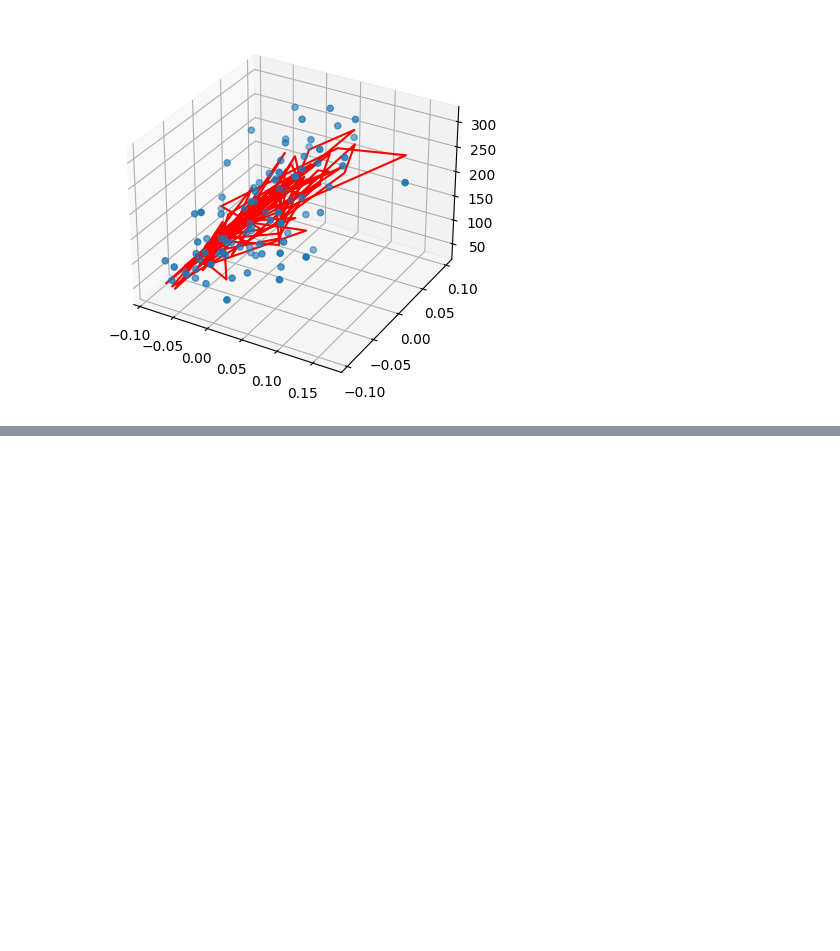
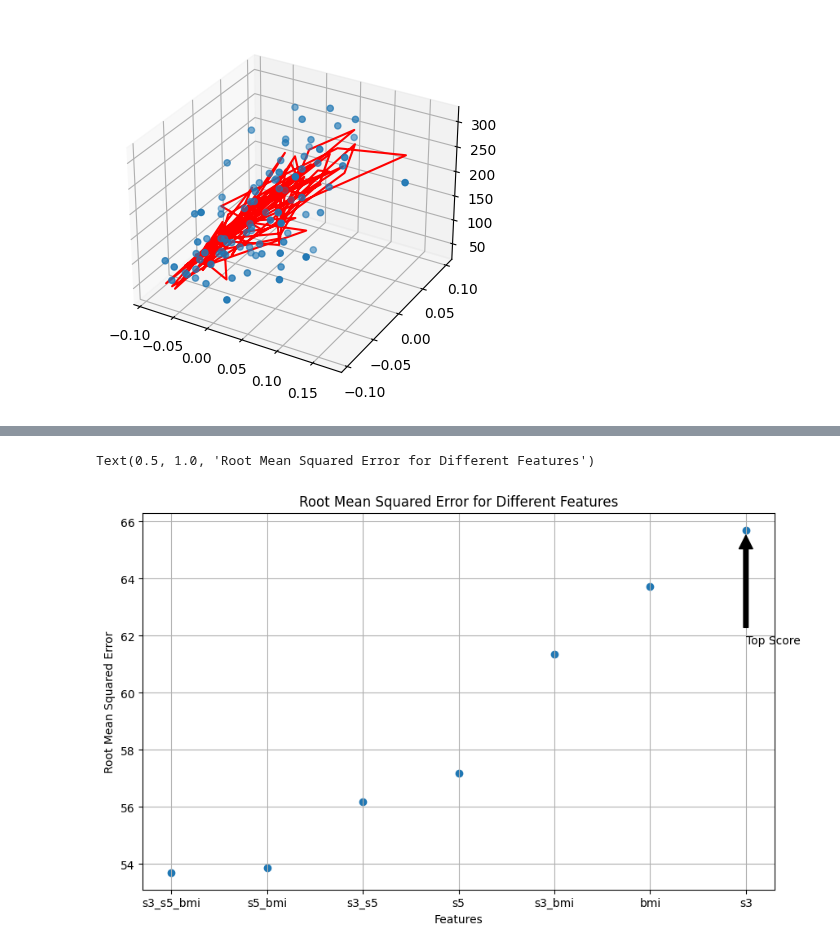
Before and after one commit to ValRCS/Python_SheGoesTech_22, a Jupyter notebook: Days_28_30_Machine_Learning/regression_diabetes.ipynb, the cells around one changed output, grey strips where cells are left out. Saved outputs shown, nothing was run; the diff lists cells and outputs as text; code cells hidden in the pictures; blank space fills up the shorter version.

```diff
--- a/Days_28_30_Machine_Learning/regression_diabetes.ipynb
+++ b/Days_28_30_Machine_Learning/regression_diabetes.ipynb
@@ -198,0 +428,23 @@ plt.show()
+# %%
+# lets plot the root mean squared error in the same way
+# we will use the results dataframe
+
+# lets sort the dataframe by root mean squared error
+results_df.sort_values(by='rmse', ascending=True, inplace=True)
+
+# lets plot the root mean squared error
+plt.figure(figsize=(10, 6))
+plt.scatter(results_df['features_str'], results_df['rmse'], marker='o')
+# add grid
+plt.grid()
+# add arrow to top score
+# i got the location of the top score using the iloc method since first row is the top score
+# then added a little bit of offset to the x and y values
+plt.annotate('Top Score', xy=(results_df.iloc[-1]['features_str'], results_df.iloc[-1]['rmse']), xytext=(results_df.iloc[-1]['features_str'], results_df.iloc[-1]['rmse']-4), arrowprops=dict(facecolor='black', shrink=0.05))
+# add graph labels and title
+plt.xlabel('Features')
+plt.ylabel('Root Mean Squared Error')
+plt.title('Root Mean Squared Error for Different Features')
+# %% [output]
+Text(0.5, 1.0, 'Root Mean Squared Error for Different Features')
+[figure, added]
```
Also changed, not shown: parts of 26 cells of this notebook, 1 other file.
